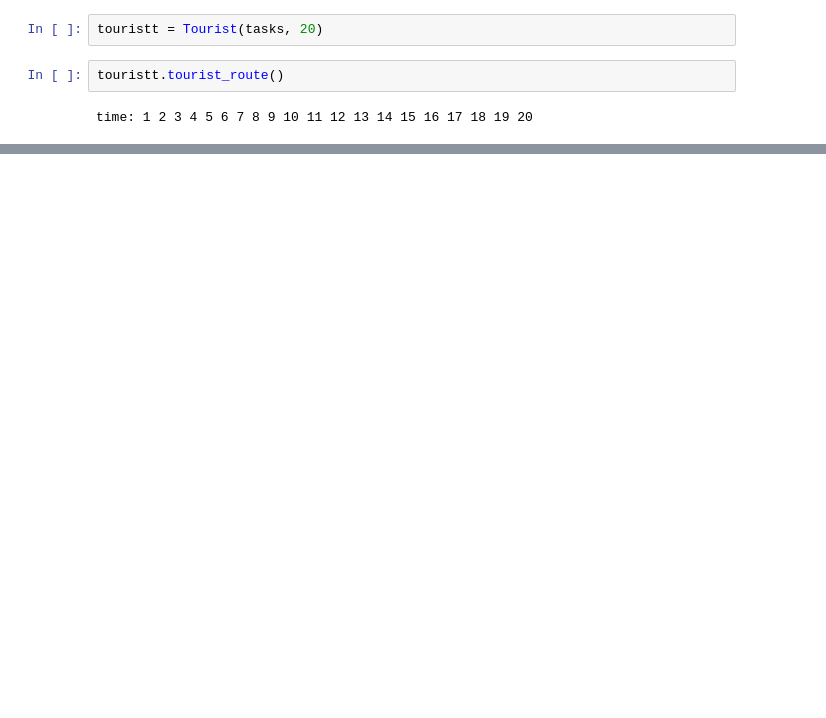
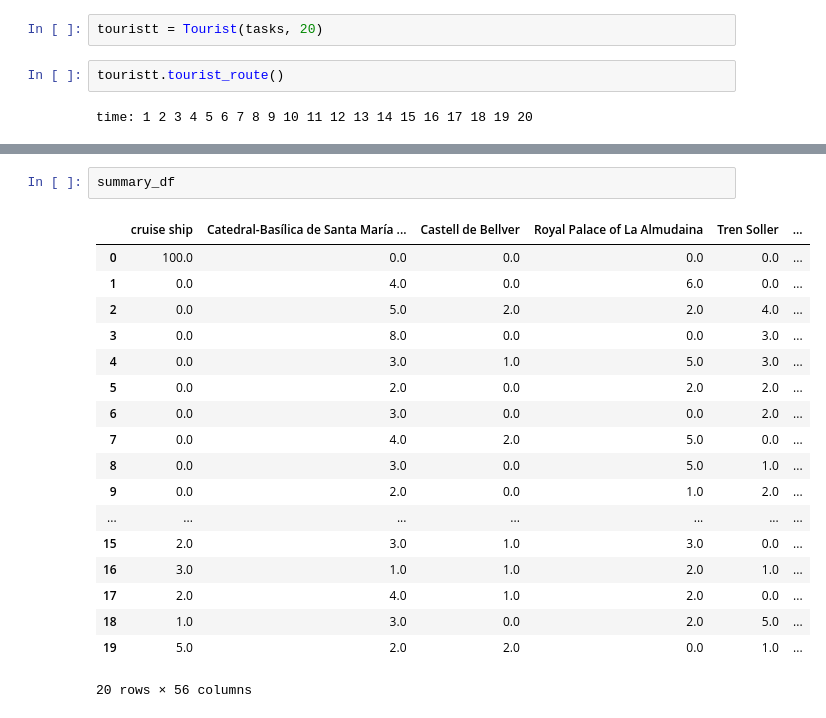
Before and after one commit to mariadelmarbibiloni/cruiseshiptourism, a Jupyter notebook: testpalma.ipynb, the cells around one changed output, grey strips where cells are left out. Drawn from its saved outputs; the diff is of its cells as text; blank space fills up the shorter version.

```diff
--- a/testpalma.ipynb
+++ b/testpalma.ipynb
@@ -156,0 +183,21 @@ plt.show()
+# %%
+summary_df
+# %% [output]
+|  | cruise ship | Catedral-Basílica de Santa María ... | Castell de Bellver | Royal Palace of La Almudaina | Tren Soller | ... |
+| 0 | 100.0 | 0.0 | 0.0 | 0.0 | 0.0 | ... |
+| 1 | 0.0 | 4.0 | 0.0 | 6.0 | 0.0 | ... |
+| 2 | 0.0 | 5.0 | 2.0 | 2.0 | 4.0 | ... |
+| 3 | 0.0 | 8.0 | 0.0 | 0.0 | 3.0 | ... |
+| 4 | 0.0 | 3.0 | 1.0 | 5.0 | 3.0 | ... |
+| 5 | 0.0 | 2.0 | 0.0 | 2.0 | 2.0 | ... |
+| 6 | 0.0 | 3.0 | 0.0 | 0.0 | 2.0 | ... |
+| 7 | 0.0 | 4.0 | 2.0 | 5.0 | 0.0 | ... |
+| 8 | 0.0 | 3.0 | 0.0 | 5.0 | 1.0 | ... |
+| 9 | 0.0 | 2.0 | 0.0 | 1.0 | 2.0 | ... |
+| ... | ... | ... | ... | ... | ... | ... |
+| 15 | 2.0 | 3.0 | 1.0 | 3.0 | 0.0 | ... |
+| 16 | 3.0 | 1.0 | 1.0 | 2.0 | 1.0 | ... |
+| 17 | 2.0 | 4.0 | 1.0 | 2.0 | 0.0 | ... |
+| 18 | 1.0 | 3.0 | 0.0 | 2.0 | 5.0 | ... |
+| 19 | 5.0 | 2.0 | 2.0 | 0.0 | 1.0 | ... |
+20 rows × 56 columns
```
Also changed, not shown: parts of 12 cells of this notebook.
